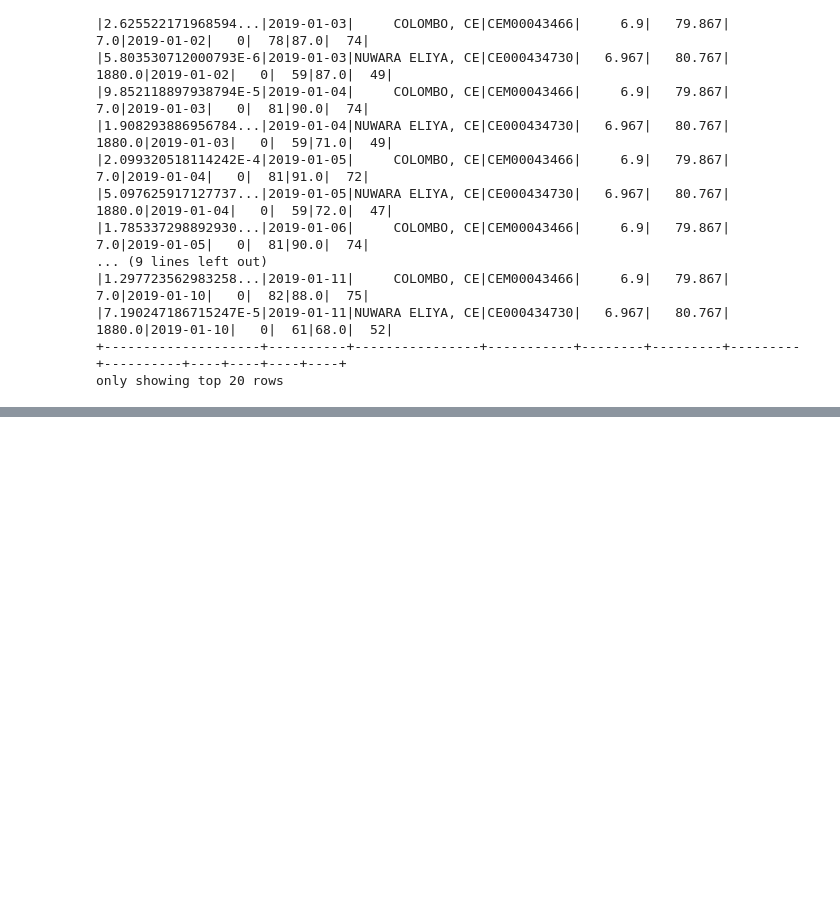
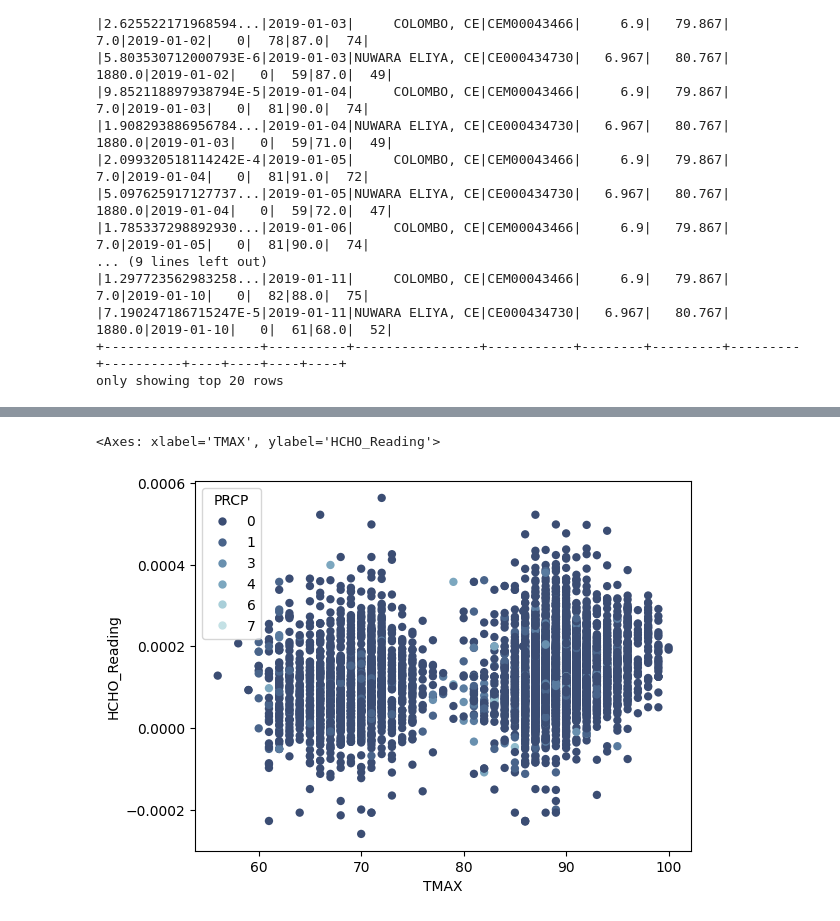
Before and after one commit to VinukaSilva/HCHO-Prediction, a Jupyter notebook: Precipitation Avg_Temperature.ipynb, the cells around one changed output, grey strips where cells are left out. Drawn from its saved outputs; the diff is of its cells as text; code cells hidden in the pictures; blank space fills up the shorter version.

```diff
--- a/Precipitation Avg_Temperature.ipynb
+++ b/Precipitation Avg_Temperature.ipynb
@@ -571,0 +602,9 @@ only showing top 20 rows
+# %%
+sns.scatterplot(x="TMAX", y="HCHO_Reading",
+                hue="PRCP",
+                palette="ch:r=-.2,d=.3_r",
+                sizes=(3, 9), linewidth=0,
+                data=joined_data)
+# %% [output]
+<Axes: xlabel='TMAX', ylabel='HCHO_Reading'>
+[figure, added]
```
Also changed, not shown: parts of 7 cells of this notebook, 1 other file.
